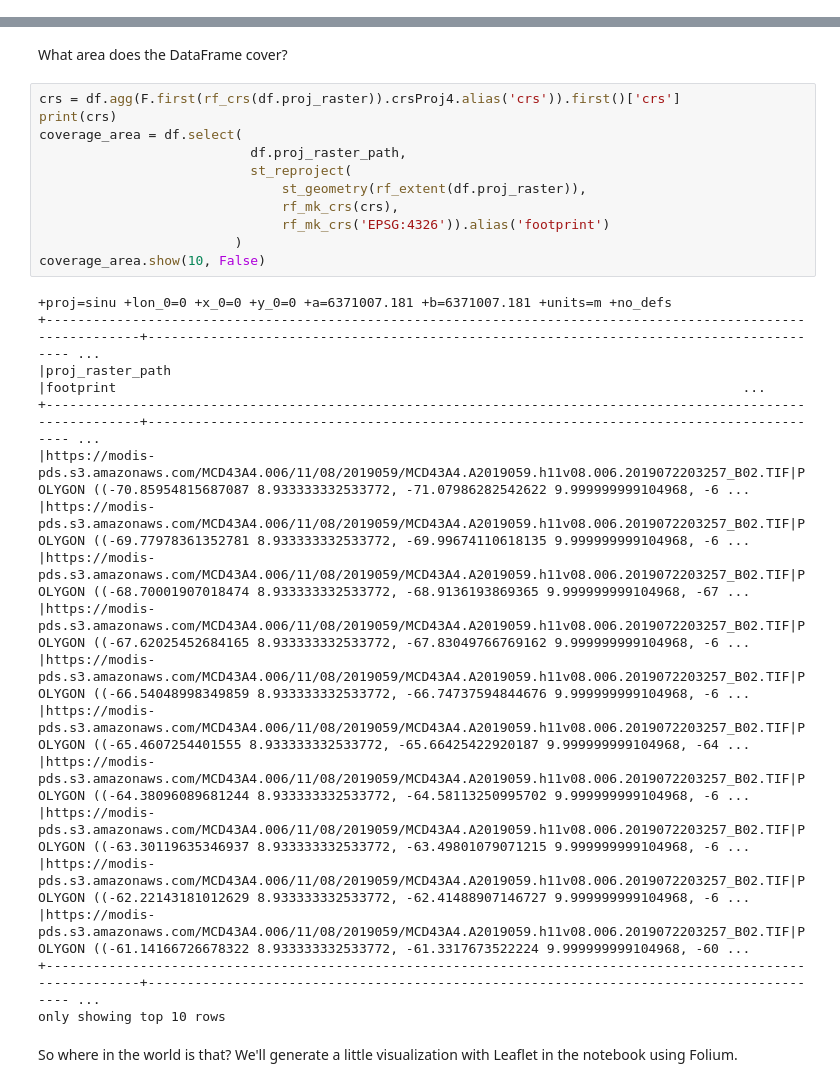
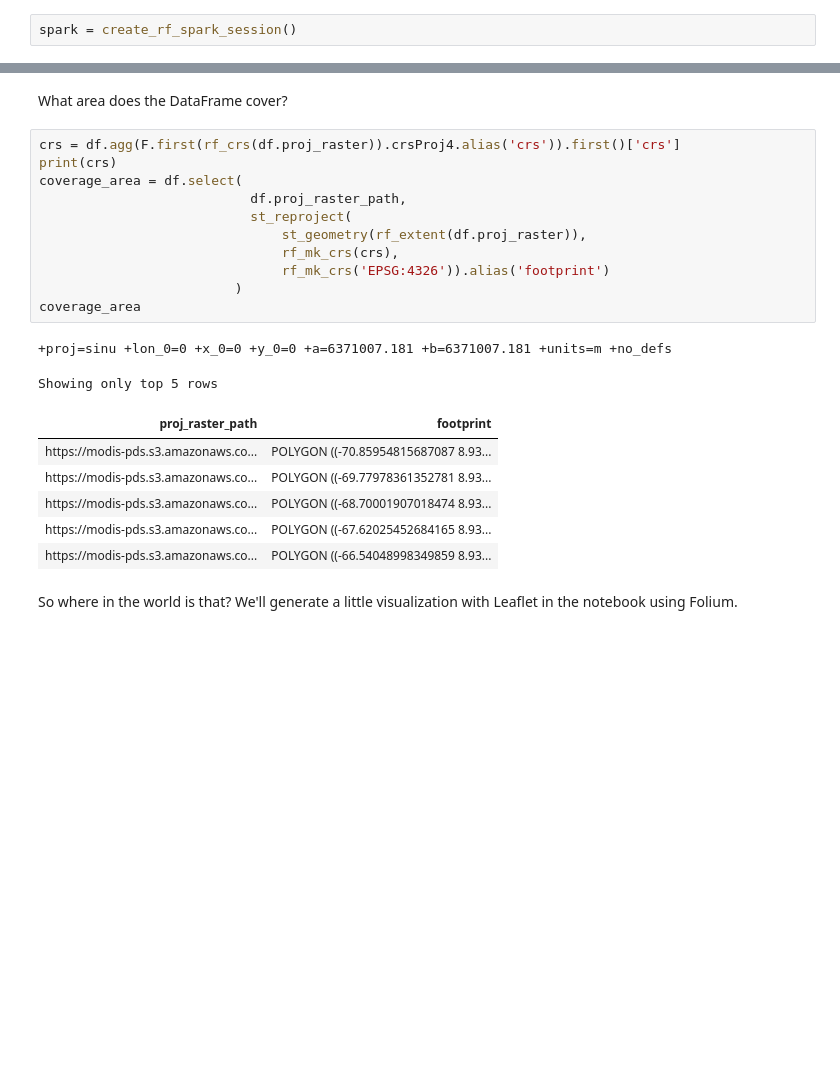
Before and after one commit to locationtech/rasterframes, a Jupyter notebook: rf-notebook/src/main/notebooks/Getting Started.ipynb, the cells around one changed output, grey strips where cells are left out. Cells and saved outputs as stored; diff of their text form; blank space fills up the shorter version.

```diff
--- a/rf-notebook/src/main/notebooks/Getting Started.ipynb
+++ b/rf-notebook/src/main/notebooks/Getting Started.ipynb
@@ -13,3 +11,5 @@ spark = pyrasterframes.get_spark_session()
+# %%
+spark = create_rf_spark_session()
 # %% [markdown]
 ### Get a PySpark DataFrame from [open data](https://docs.opendata.aws/modis-pds/readme.html)
 
@@ -61,31 +52,23 @@ What area does the DataFrame cover?
 # %%
 crs = df.agg(F.first(rf_crs(df.proj_raster)).crsProj4.alias('crs')).first()['crs']
 print(crs)
 coverage_area = df.select(
                            df.proj_raster_path,
                            st_reproject(
                                st_geometry(rf_extent(df.proj_raster)),
                                rf_mk_crs(crs),
                                rf_mk_crs('EPSG:4326')).alias('footprint')
                          )
-coverage_area.show(10, False)
+coverage_area
 # %% [output]
 +proj=sinu +lon_0=0 +x_0=0 +y_0=0 +a=6371007.181 +b=6371007.181 +units=m +no_defs
-+--------------------------------------------------------------------------------------------------------------+---------------------------------------------------------------------------------------- ...
-|proj_raster_path                                                                                              |footprint                                                                                ...
-+--------------------------------------------------------------------------------------------------------------+---------------------------------------------------------------------------------------- ...
-|https://modis-pds.s3.amazonaws.com/MCD43A4.006/11/08/2019059/MCD43A4.A2019059.h11v08.006.2019072203257_B02.TIF|POLYGON ((-70.85954815687087 8.933333332533772, -71.07986282542622 9.999999999104968, -6 ...
-|https://modis-pds.s3.amazonaws.com/MCD43A4.006/11/08/2019059/MCD43A4.A2019059.h11v08.006.2019072203257_B02.TIF|POLYGON ((-69.77978361352781 8.933333332533772, -69.99674110618135 9.999999999104968, -6 ...
-|https://modis-pds.s3.amazonaws.com/MCD43A4.006/11/08/2019059/MCD43A4.A2019059.h11v08.006.2019072203257_B02.TIF|POLYGON ((-68.70001907018474 8.933333332533772, -68.9136193869365 9.999999999104968, -67 ...
-|https://modis-pds.s3.amazonaws.com/MCD43A4.006/11/08/2019059/MCD43A4.A2019059.h11v08.006.2019072203257_B02.TIF|POLYGON ((-67.62025452684165 8.933333332533772, -67.83049766769162 9.999999999104968, -6 ...
-|https://modis-pds.s3.amazonaws.com/MCD43A4.006/11/08/2019059/MCD43A4.A2019059.h11v08.006.2019072203257_B02.TIF|POLYGON ((-66.54048998349859 8.933333332533772, -66.74737594844676 9.999999999104968, -6 ...
-|https://modis-pds.s3.amazonaws.com/MCD43A4.006/11/08/2019059/MCD43A4.A2019059.h11v08.006.2019072203257_B02.TIF|POLYGON ((-65.4607254401555 8.933333332533772, -65.66425422920187 9.999999999104968, -64 ...
-|https://modis-pds.s3.amazonaws.com/MCD43A4.006/11/08/2019059/MCD43A4.A2019059.h11v08.006.2019072203257_B02.TIF|POLYGON ((-64.38096089681244 8.933333332533772, -64.58113250995702 9.999999999104968, -6 ...
-|https://modis-pds.s3.amazonaws.com/MCD43A4.006/11/08/2019059/MCD43A4.A2019059.h11v08.006.2019072203257_B02.TIF|POLYGON ((-63.30119635346937 8.933333332533772, -63.49801079071215 9.999999999104968, -6 ...
-|https://modis-pds.s3.amazonaws.com/MCD43A4.006/11/08/2019059/MCD43A4.A2019059.h11v08.006.2019072203257_B02.TIF|POLYGON ((-62.22143181012629 8.933333332533772, -62.41488907146727 9.999999999104968, -6 ...
-|https://modis-pds.s3.amazonaws.com/MCD43A4.006/11/08/2019059/MCD43A4.A2019059.h11v08.006.2019072203257_B02.TIF|POLYGON ((-61.14166726678322 8.933333332533772, -61.3317673522224 9.999999999104968, -60 ...
-+--------------------------------------------------------------------------------------------------------------+---------------------------------------------------------------------------------------- ...
-only showing top 10 rows
+Showing only top 5 rows
+| proj_raster_path | footprint |
+| https://modis-pds.s3.amazonaws.co... | POLYGON ((-70.85954815687087 8.93... |
+| https://modis-pds.s3.amazonaws.co... | POLYGON ((-69.77978361352781 8.93... |
+| https://modis-pds.s3.amazonaws.co... | POLYGON ((-68.70001907018474 8.93... |
+| https://modis-pds.s3.amazonaws.co... | POLYGON ((-67.62025452684165 8.93... |
+| https://modis-pds.s3.amazonaws.co... | POLYGON ((-66.54048998349859 8.93... |
 # %% [markdown]
 So where in the world is that? We'll generate a little visualization with Leaflet in the notebook using Folium.
 # %%
```
Also changed, not shown: parts of 5 cells of this notebook, 2 other files.
